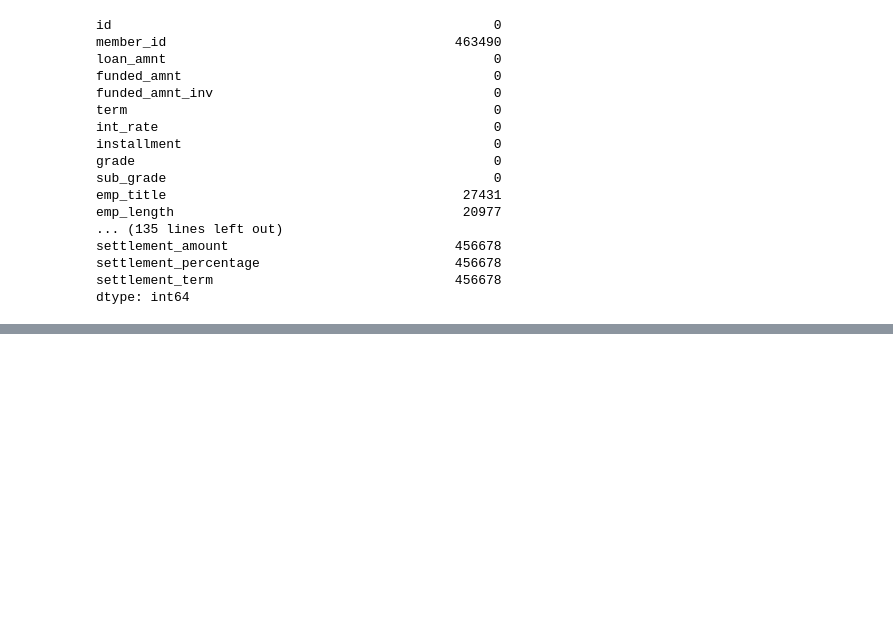
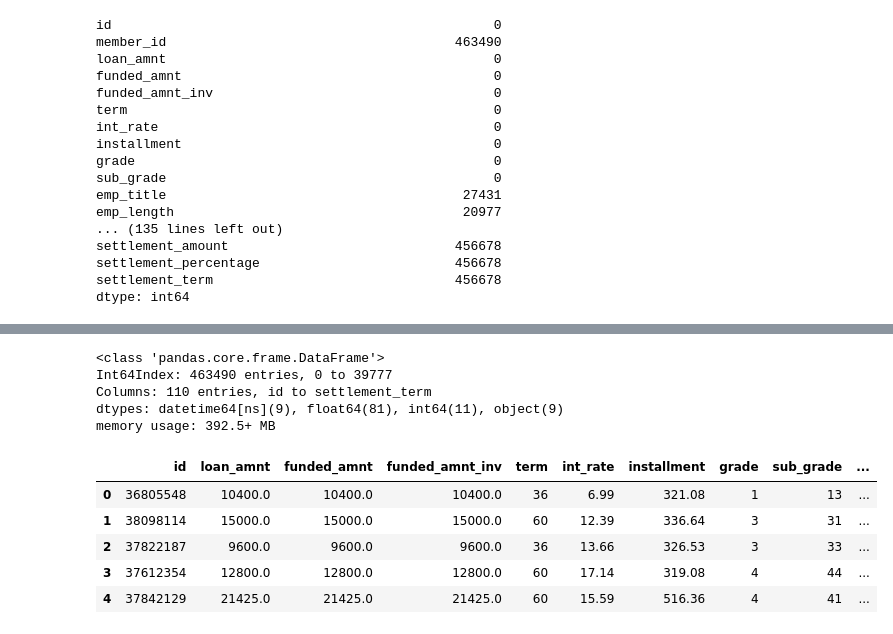
Before and after one commit to binyaz/p2p_lending, a Jupyter notebook: Untitled.ipynb, the cells around one changed output, grey strips where cells are left out. Saved outputs shown, nothing was run; the diff lists cells and outputs as text; code cells hidden in the pictures; blank space fills up the shorter version.

```diff
--- a/Untitled.ipynb
+++ b/Untitled.ipynb
@@ -180,8 +183,41 @@ memory usage: 420.8+ MB
 # %%
 df_07_14['loan_status'] = df_07_14['loan_status'].map({'Charged Off':0, 'Fully Paid':1})
 df_07_14['grade'] = df_07_14['grade'].map({'A':1, 'B':2, 'C':3, 'D':4, 'E':5, 'F':6, 'G':7})
-df_07_14['sub_grade'] = df_07_14['sub_grade'].map({'A1':11, 'A2':12, 'A3':13, 'A4':14, 'A5':15, 'B1':21, 'B2':22, 'B3':23, 'B4':24, 'B5':25, 'C1':31, 'C2':32, 'C3':33, 'C4':34, 'C5':35, 'D1':41, 'D2':42, 'D3':43, 'D4':44, 'D5':45, 'E1':51, 'E2':52, 'E3':53, 'E4':54, 'E5':55, 'F1':61, 'F2':62, 'F3':63, 'F4':64, 'F5':65, 'G1':71, 'G2':72, 'G3':73, 'G4':74, 'G5':75})
+df_07_14['sub_grade'] = df_07_14['sub_grade'].map({'A1':11, 'A2':12, 'A3':13, 'A4':14, 'A5':15, \
+                                                   'B1':21, 'B2':22, 'B3':23, 'B4':24, 'B5':25, \
+                                                   'C1':31, 'C2':32, 'C3':33, 'C4':34, 'C5':35, \
+                                                   'D1':41, 'D2':42, 'D3':43, 'D4':44, 'D5':45, \
+                                                   'E1':51, 'E2':52, 'E3':53, 'E4':54, 'E5':55, \
+                                                   'F1':61, 'F2':62, 'F3':63, 'F4':64, 'F5':65, \
+                                                   'G1':71, 'G2':72, 'G3':73, 'G4':74, 'G5':75})
 df_07_14['term'] = df_07_14['term'].map({' 36 months':36, ' 60 months':60})
+df_07_14['emp_length'] = df_07_14['emp_length'].map({'< 1 years':-1, '1 years':1, '2 years':2, '3 year':3, \
+                                                     '4 years':4, '5 years':5, '6 years':6, '7 years':7, \
+                                                     '8 years':8, '9 year':9, '10+ years':10})
+df_07_14['home_ownership'] = df_07_14['home_ownership'].map({'MORTGAGE':1, 'RENT':2, 'OWN':3, \
+                                                             'ANY':4, 'NONE':5, 'OTHER':6})
+df_07_14['verification_status'] = df_07_14['verification_status'].map({'Not Verified':0, 'Source Verified':2, \
+                                                                       'Verified':1})
+df_07_14['purpose'] = df_07_14['purpose'].map({'credit_card':1, 'debt_consolidation':2, 'car':3, 'house':4, \
+                                               'home_improvement':5, 'other':6, 'medical':7, 'moving':8, \
+                                               'major_purchase':9, 'vacation':10, 'small_business':11, \
+                                               'renewable_energy':12, 'wedding':13, 'educational':14})
+df_07_14['initial_list_status'] = df_07_14['initial_list_status'].map({'w':1, 'f':2})
+df_07_14['debt_settlement_flag'] = df_07_14['debt_settlement_flag'].map({'N':0, 'Y':1})
+# %%
+df_07_14['zip_code'] = df_07_14['zip_code'].map(lambda x: x[:3]).astype(int)
+# %%
+df_07_14['issue_d'] = pd.to_datetime(df_07_14['issue_d'])
+df_07_14['earliest_cr_line'] = pd.to_datetime(df_07_14['earliest_cr_line'])
+df_07_14['last_pymnt_d'] = pd.to_datetime(df_07_14['last_pymnt_d'])
+df_07_14['last_credit_pull_d'] = pd.to_datetime(df_07_14['last_credit_pull_d'])
+df_07_14['hardship_start_date'] = pd.to_datetime(df_07_14['hardship_start_date'])
+df_07_14['hardship_end_date'] = pd.to_datetime(df_07_14['hardship_end_date'])
+df_07_14['payment_plan_start_date'] = pd.to_datetime(df_07_14['payment_plan_start_date'])
+df_07_14['debt_settlement_flag_date'] = pd.to_datetime(df_07_14['debt_settlement_flag_date'])
+df_07_14['settlement_date'] = pd.to_datetime(df_07_14['settlement_date'])
 # %%
 df_07_14['int_rate'] = df_07_14['int_rate'].apply(lambda x:x.strip('%')).astype(float)
+# %%
+df_07_14['id'] = df_07_14['id'].astype(int)
 # %%
@@ -192,0 +245,17 @@ my_list = df_07_14['revol_util'].unique()
+# %%
+df_07_14.info()
+# %% [output]
+<class 'pandas.core.frame.DataFrame'>
+Int64Index: 463490 entries, 0 to 39777
+Columns: 110 entries, id to settlement_term
+dtypes: datetime64[ns](9), float64(81), int64(11), object(9)
+memory usage: 392.5+ MB
+# %%
+df_07_14.head()
+# %% [output]
+|  | id | loan_amnt | funded_amnt | funded_amnt_inv | term | int_rate | installment | grade | sub_grade | ... |
+| 0 | 36805548 | 10400.0 | 10400.0 | 10400.0 | 36 | 6.99 | 321.08 | 1 | 13 | ... |
+| 1 | 38098114 | 15000.0 | 15000.0 | 15000.0 | 60 | 12.39 | 336.64 | 3 | 31 | ... |
+| 2 | 37822187 | 9600.0 | 9600.0 | 9600.0 | 36 | 13.66 | 326.53 | 3 | 33 | ... |
+| 3 | 37612354 | 12800.0 | 12800.0 | 12800.0 | 60 | 17.14 | 319.08 | 4 | 44 | ... |
+| 4 | 37842129 | 21425.0 | 21425.0 | 21425.0 | 60 | 15.59 | 516.36 | 4 | 41 | ... |
```
Also changed, not shown: parts of 17 cells of this notebook.
